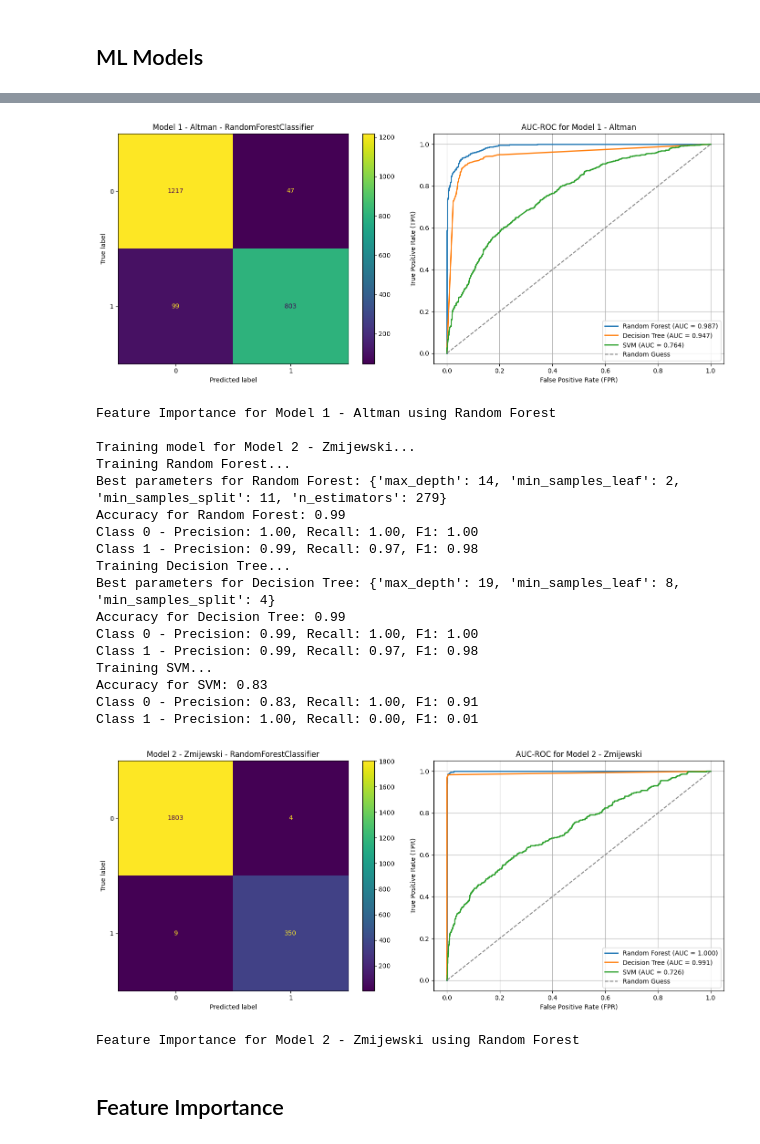
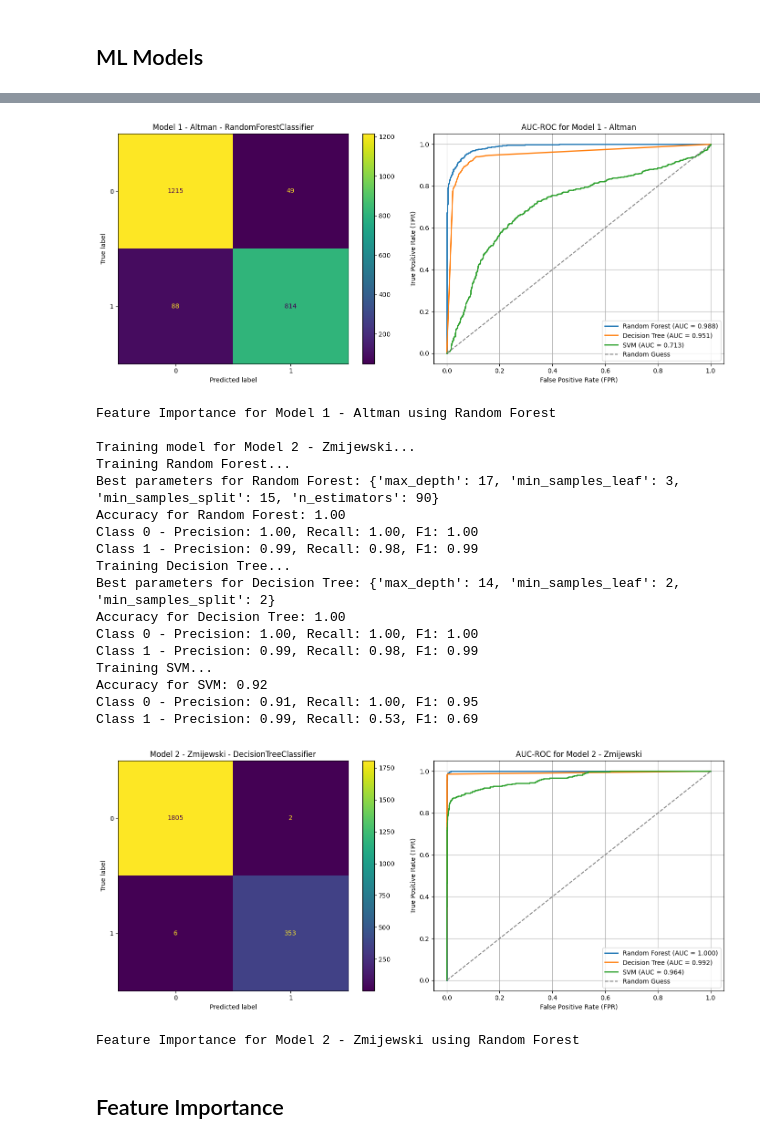
Before and after one commit to Hewhoipia/Financial-Distress-Prediction-for-Enterprises, a Jupyter notebook: Financial_Distress_Prediction.ipynb, the cells around one changed output, grey strips where cells are left out. Cells and saved outputs as stored; diff of their text form; code cells hidden in the pictures.

```diff
--- a/Financial_Distress_Prediction.ipynb
+++ b/Financial_Distress_Prediction.ipynb
@@ -790,6 +784,9 @@ ml_models = {
     'Decision Tree': DecisionTreeClassifier(random_state=42),
     'SVM': SVC(probability=True, random_state=42)
 }
+
+# FD model of each ML trained model
+trained_FD_models = {}
 
 # ML trained models
 trained_ml_models = {}
@@ -804,12 +801,12 @@ important_features = {}
 for FD_model in FD_iden_df.columns:
     print(f"\nTraining model for {FD_model}...")
 
-    # # Selected features
-    # filter_features = target_feature[FD_model].index.to_list()
-    # selected_features = atr[filter_features]
+    # Selected features
+    filter_features = target_feature[FD_model]
+    selected_features = atr[filter_features]
 
     # Splitting data
-    X_train, X_test, y_train, y_test = train_test_split(atr, FD_iden_df[FD_model], test_size=0.2, random_state=42)
+    X_train, X_test, y_train, y_test = train_test_split(selected_features, FD_iden_df[FD_model], test_size=0.2, random_state=42)
 
     best_model = None
     best_accuracy = 0
@@ -880,6 +877,9 @@ for FD_model in FD_iden_df.columns:
             best_accuracy = accuracy
             best_model = model
 
+    # Store the trained models for this FD model
+    trained_FD_models[FD_model] = trained_ml_models
+
     # Create DataFrame to compare model performance
     performance_df = pd.DataFrame(performance_results)
 
@@ -919,7 +919,7 @@ for FD_model in FD_iden_df.columns:
     result = permutation_importance(trained_ml_models['Random Forest'], X_train, y_train, n_repeats=10, random_state=42)
 
     permutation_importance_df = pd.DataFrame({
-        'Feature': atr.columns,
+        'Feature': selected_features.columns,
         'Importance': result.importances_mean
     }).sort_values(by="Importance", ascending=False)
 
@@ -943,21 +943,21 @@ Class 1 - Precision: 0.87, Recall: 0.16, F1: 0.27
-[figure, old version]
+[figure, new version]
 Feature Importance for Model 1 - Altman using Random Forest
 
 Training model for Model 2 - Zmijewski...
 Training Random Forest...
-Best parameters for Random Forest: {'max_depth': 14, 'min_samples_leaf': 2, 'min_samples_split': 11, 'n_estimators': 279}
-Accuracy for Random Forest: 0.99
+Best parameters for Random Forest: {'max_depth': 17, 'min_samples_leaf': 3, 'min_samples_split': 15, 'n_estimators': 90}
+Accuracy for Random Forest: 1.00
 Class 0 - Precision: 1.00, Recall: 1.00, F1: 1.00
-Class 1 - Precision: 0.99, Recall: 0.97, F1: 0.98
+Class 1 - Precision: 0.99, Recall: 0.98, F1: 0.99
 Training Decision Tree...
-Best parameters for Decision Tree: {'max_depth': 19, 'min_samples_leaf': 8, 'min_samples_split': 4}
-Accuracy for Decision Tree: 0.99
-Class 0 - Precision: 0.99, Recall: 1.00, F1: 1.00
-Class 1 - Precision: 0.99, Recall: 0.97, F1: 0.98
+Best parameters for Decision Tree: {'max_depth': 14, 'min_samples_leaf': 2, 'min_samples_split': 2}
+Accuracy for Decision Tree: 1.00
+Class 0 - Precision: 1.00, Recall: 1.00, F1: 1.00
+Class 1 - Precision: 0.99, Recall: 0.98, F1: 0.99
 Training SVM...
-Accuracy for SVM: 0.83
-Class 0 - Precision: 0.83, Recall: 1.00, F1: 0.91
-Class 1 - Precision: 1.00, Recall: 0.00, F1: 0.01
+Accuracy for SVM: 0.92
+Class 0 - Precision: 0.91, Recall: 1.00, F1: 0.95
+Class 1 - Precision: 0.99, Recall: 0.53, F1: 0.69
-[figure, old version]
+[figure, new version]
 Feature Importance for Model 2 - Zmijewski using Random Forest
 # %%
```
Also changed, not shown: parts of 6 cells of this notebook, 5 other files.
